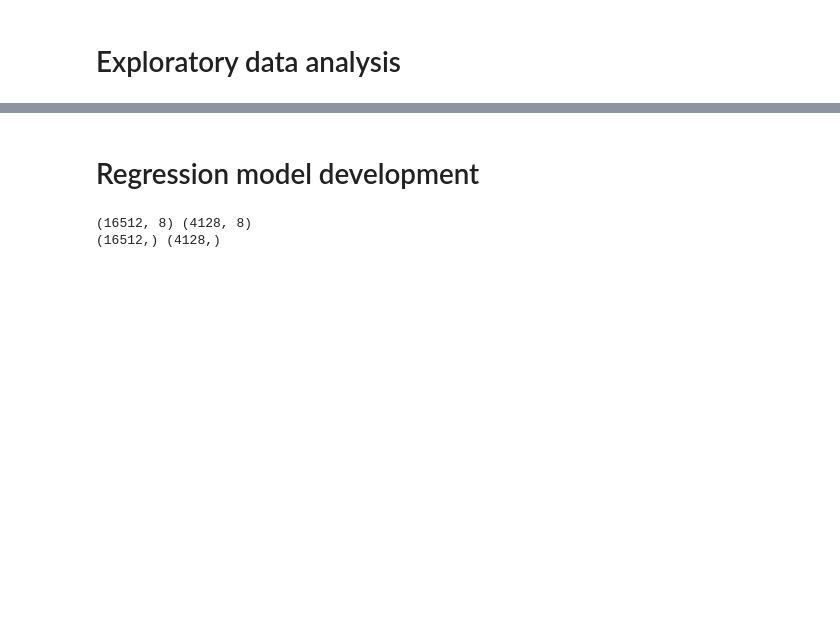
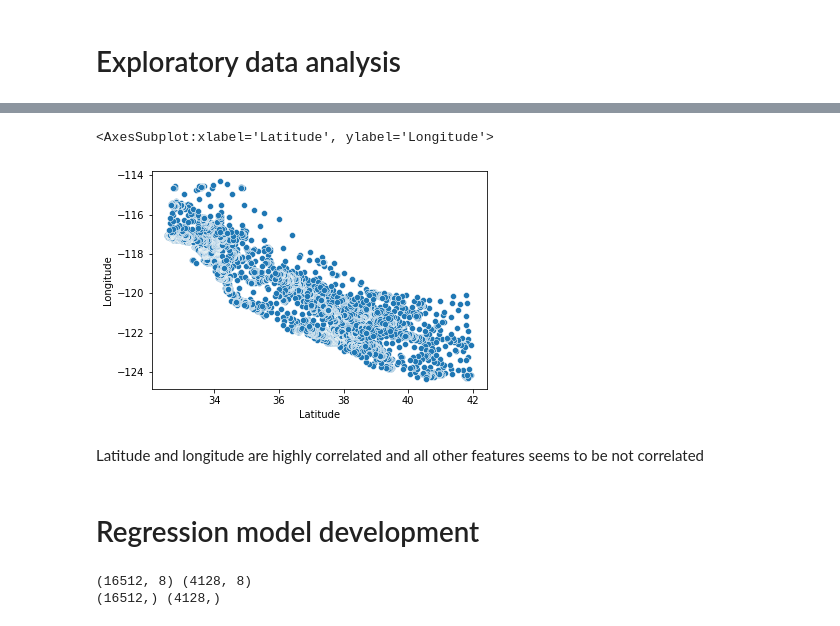
Before and after one commit to sonti-roy/california_housing, a Jupyter notebook: model.ipynb, the cells around one changed output, grey strips where cells are left out. Saved outputs shown, nothing was run; the diff lists cells and outputs as text; code cells hidden in the pictures; blank space fills up the shorter version.

```diff
--- a/model.ipynb
+++ b/model.ipynb
@@ -59,3 +64,11 @@ y_scaled = (y - y.mean()) / y.std() # standardize the data
+# %%
+# latitude and  longitude correlation
+sns.scatterplot(x=x_df['Latitude'], y=x_df['Longitude'])
+# %% [output]
+<AxesSubplot:xlabel='Latitude', ylabel='Longitude'>
+[figure, added]
+# %% [markdown]
+Latitude and longitude are highly correlated and all other features seems to be not correlated
 # %% [markdown]
 # Regression model development
 # %%
```
Also changed, not shown: parts of 14 cells of this notebook, 5 other files.
